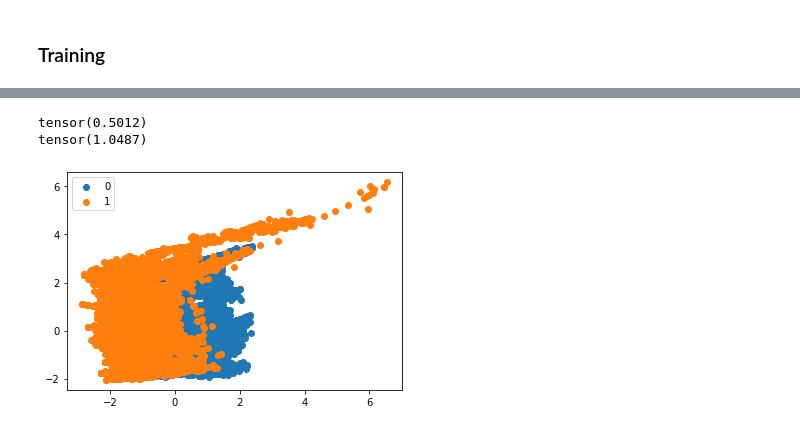
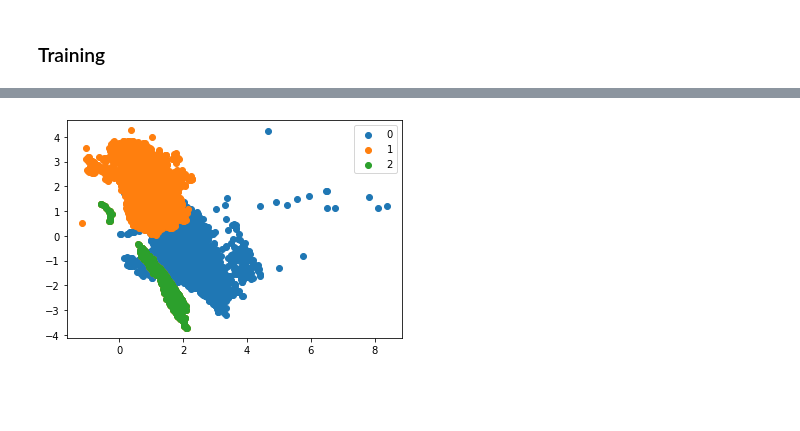
Before and after one commit to evanbradl/ML-Air-Sensor, a Jupyter notebook: Air_Sensor.ipynb, the cells around one changed output, grey strips where cells are left out. Drawn from its saved outputs; the diff is of its cells as text; code cells hidden in the pictures; blank space fills up the shorter version.

```diff
--- a/Air_Sensor.ipynb
+++ b/Air_Sensor.ipynb
@@ -74,7 +74,7 @@ AF_Data = pd.concat(frames)
 
 # Set the index to the time of sample
 AF_Data = AF_Data.set_index(['Teensy Server Time'])
-#AF_Data.index = pd.to_datetime(AF_Data.index)
+AF_Data.index = pd.to_datetime(AF_Data.index)
 if not AF_Data.index.is_monotonic:
     AF_Data = AF_Data.sort_index()
 # %% [markdown]
@@ -288,7 +288,7 @@ def get_data_loader(field):
    val_loader = DataLoader(val, batch_size=batch_size, shuffle=False, drop_last=True)
    test_loader = DataLoader(test, batch_size=batch_size, shuffle=False, drop_last=True)
    test_loader_one = DataLoader(test, batch_size=1, shuffle=False, drop_last=True)
-   return X_train, X_test, train_loader, val_loader, test_loader_one, scaler, test_loader
+   return X_train, X_test, train_loader, val_loader, test_loader_one, scaler
 # %% [markdown]
 ### RNN Class definition
 # %%
@@ -852,7 +835,7 @@ def to_var(x):
     return Variable(x)
 
 class VAE(nn.Module):
-    def __init__(self, features_size=13, h_dim=400, z_dim=2):
+    def __init__(self, features_size=14, h_dim=400, z_dim=2):
         super(VAE, self).__init__()
 
         self.encoder = nn.Sequential(
@@ -896,7 +881,10 @@ def train_val_test_split(df, target_col, test_ratio):
     X_train, X_val, y_train, y_val = train_test_split(X_train, y_train, test_size=val_ratio, shuffle=False)
     return X_train, X_val, X_test, y_train, y_val, y_test
 
-X_train, X_val, X_test, y_train, y_val, y_test = train_val_test_split(AF_Data, "Temp", 0.1)
+
+AF_Data = AF_Data.reset_index()
+
+X_train, X_val, X_test, y_train, y_val, y_test = train_val_test_split(AF_Data, "Teensy Server Time", 0.1)
 
    # SCALING DATA
 scaler = StandardScaler()
@@ -959,27 +947,22 @@ Epoch[2/2] Loss: 164.783
 # %%
-def flatten(x):
-    return to_var(x.view(x.size(0), -1))
-
 display_loader = DataLoader(train, batch_size=25000, shuffle=False, drop_last=True)
 data_in, labels = next(iter(display_loader))
 mean = torch.mean(labels)
 std = torch.std(labels)
-print(mean)
-print(std)
 recon_features, mu, logvar = vae(data_in)
 mu = mu.detach().cpu()
 plt.figure()
 legtext = []
 
-for i in range(2):
+for i in range(3):
   if i == 0:
-    idx = (labels[:,0] > mean)
-  if i == 1:
-    idx = (labels[:,0] <= mean)
+    idx = (labels[:,0] < mean)
+  elif i == 1:
+    idx = (labels[:,0] >= mean)
+  elif i == 2:
+    idx = (labels[:,0] > mean + std)
   plt.scatter(mu[idx,0],mu[idx,1])
   legtext = np.hstack((legtext,str(i)))
   plt.legend(legtext)
 # %% [output]
-tensor(0.5012)
-tensor(1.0487)
-[figure, old version]
+[figure, new version]
```
Also changed, not shown: parts of 3 cells of this notebook.
